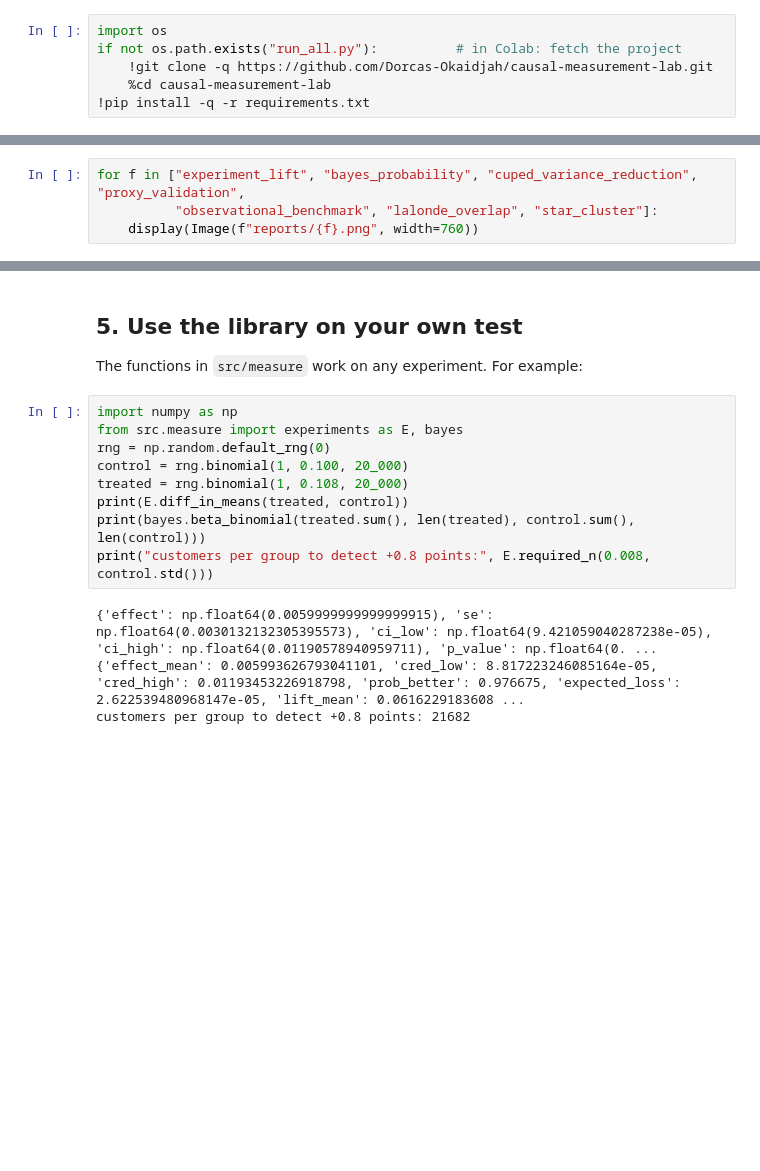
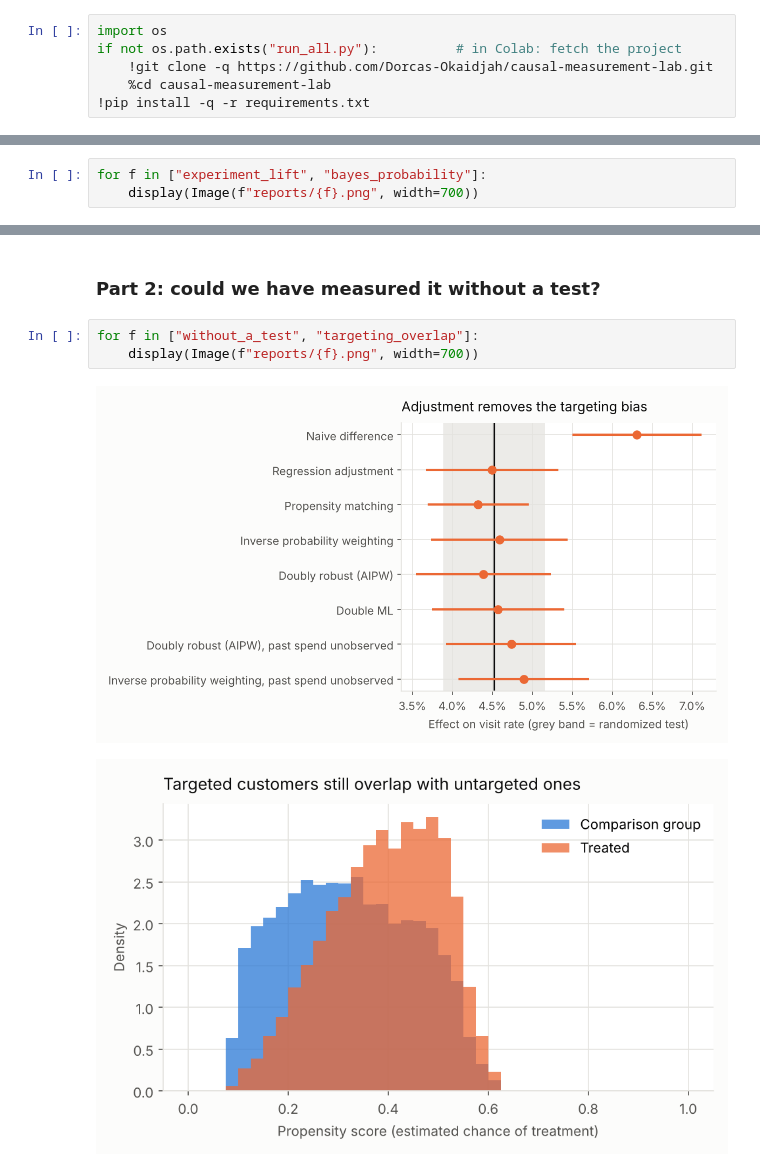
Before and after one commit to Dorcas-Okaidjah/causal-measurement-lab, a Jupyter notebook: walkthrough.ipynb, the cells around one changed output, grey strips where cells are left out. Cells and saved outputs as stored; diff of their text form; blank space fills up the shorter version.

```diff
--- a/walkthrough.ipynb
+++ b/walkthrough.ipynb
@@ -124,7 +117,6 @@ Balance: largest |SMD| 2.43 before weighting, 0.07 after. Comparison-group share
 # %%
-for f in ["experiment_lift", "bayes_probability", "cuped_variance_reduction", "proxy_validation",
-          "observational_benchmark", "lalonde_overlap", "star_cluster"]:
-    display(Image(f"reports/{f}.png", width=760))
+for f in ["experiment_lift", "bayes_probability"]:
+    display(Image(f"reports/{f}.png", width=700))
 # %% [output]
 [figure]
 [figure]
@@ -136,16 +123,8 @@ for f in ["experiment_lift", "bayes_probability", "cuped_variance_reduction", "p
-# %% [markdown]
-## 5. Use the library on your own test
-The functions in `src/measure` work on any experiment. For example:
-# %%
-import numpy as np
-from src.measure import experiments as E, bayes
-rng = np.random.default_rng(0)
-control = rng.binomial(1, 0.100, 20_000)
-treated = rng.binomial(1, 0.108, 20_000)
-print(E.diff_in_means(treated, control))
-print(bayes.beta_binomial(treated.sum(), len(treated), control.sum(), len(control)))
-print("customers per group to detect +0.8 points:", E.required_n(0.008, control.std()))
-# %% [output]
-{'effect': np.float64(0.0059999999999999915), 'se': np.float64(0.0030132132305395573), 'ci_low': np.float64(9.421059040287238e-05), 'ci_high': np.float64(0.01190578940959711), 'p_value': np.float64(0. ...
-{'effect_mean': 0.005993626793041101, 'cred_low': 8.817223246085164e-05, 'cred_high': 0.01193453226918798, 'prob_better': 0.976675, 'expected_loss': 2.622539480968147e-05, 'lift_mean': 0.0616229183608 ...
-customers per group to detect +0.8 points: 21682
+# %% [markdown]
+### Part 2: could we have measured it without a test?
+# %%
+for f in ["without_a_test", "targeting_overlap"]:
+    display(Image(f"reports/{f}.png", width=700))
+# %% [output]
+[figure, added]
+[figure, added]
```
Also changed, not shown: parts of 14 cells of this notebook, 22 other files.
